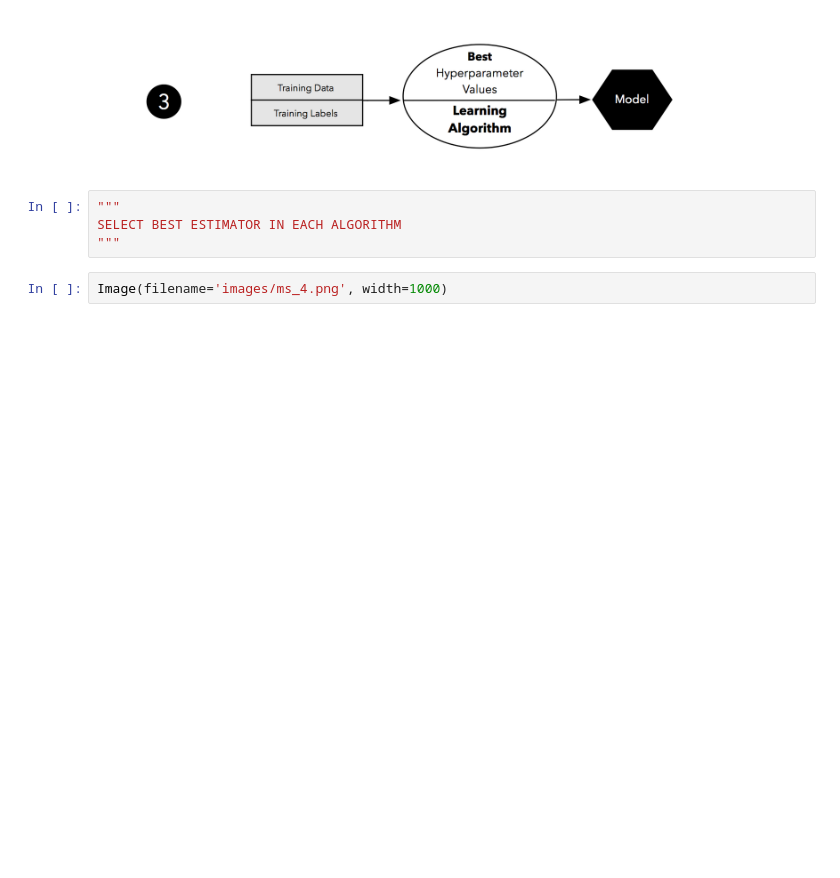
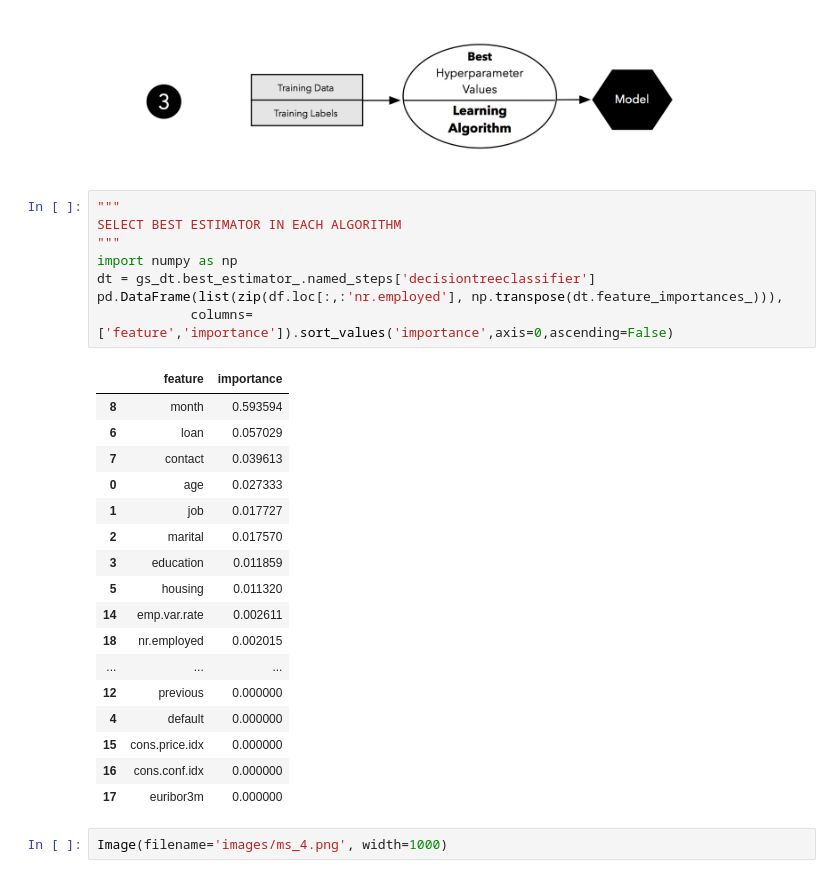
Before and after one commit to kwarodom/sidtechtalent, a Jupyter notebook: ML-Week3/Exercise/exercise.ipynb, the cells around one changed output. Saved outputs shown, nothing was run; the diff lists cells and outputs as text; blank space fills up the shorter version.

```diff
--- a/ML-Week3/Exercise/exercise.ipynb
+++ b/ML-Week3/Exercise/exercise.ipynb
@@ -125,10 +182,32 @@ DO HYPER-PARAMETER SEARCH
 Image(filename='images/ms_3.png', width=1000)
 # %% [output]
 [figure]
-# %%
-"""
-SELECT BEST ESTIMATOR IN EACH ALGORITHM
-"""
+# %%
+"""
+SELECT BEST ESTIMATOR IN EACH ALGORITHM
+"""
+import numpy as np
+dt = gs_dt.best_estimator_.named_steps['decisiontreeclassifier']
+pd.DataFrame(list(zip(df.loc[:,:'nr.employed'], np.transpose(dt.feature_importances_))),
+            columns=['feature','importance']).sort_values('importance',axis=0,ascending=False)
+# %% [output]
+|  | feature | importance |
+| 8 | month | 0.593594 |
+| 6 | loan | 0.057029 |
+| 7 | contact | 0.039613 |
+| 0 | age | 0.027333 |
+| 1 | job | 0.017727 |
+| 2 | marital | 0.017570 |
+| 3 | education | 0.011859 |
+| 5 | housing | 0.011320 |
+| 14 | emp.var.rate | 0.002611 |
+| 18 | nr.employed | 0.002015 |
+| ... | ... | ... |
+| 12 | previous | 0.000000 |
+| 4 | default | 0.000000 |
+| 15 | cons.price.idx | 0.000000 |
+| 16 | cons.conf.idx | 0.000000 |
+| 17 | euribor3m | 0.000000 |
 # %%
 Image(filename='images/ms_4.png', width=1000)
 # %% [output]
```
Also changed, not shown: parts of 9 cells of this notebook, 3 other files.
